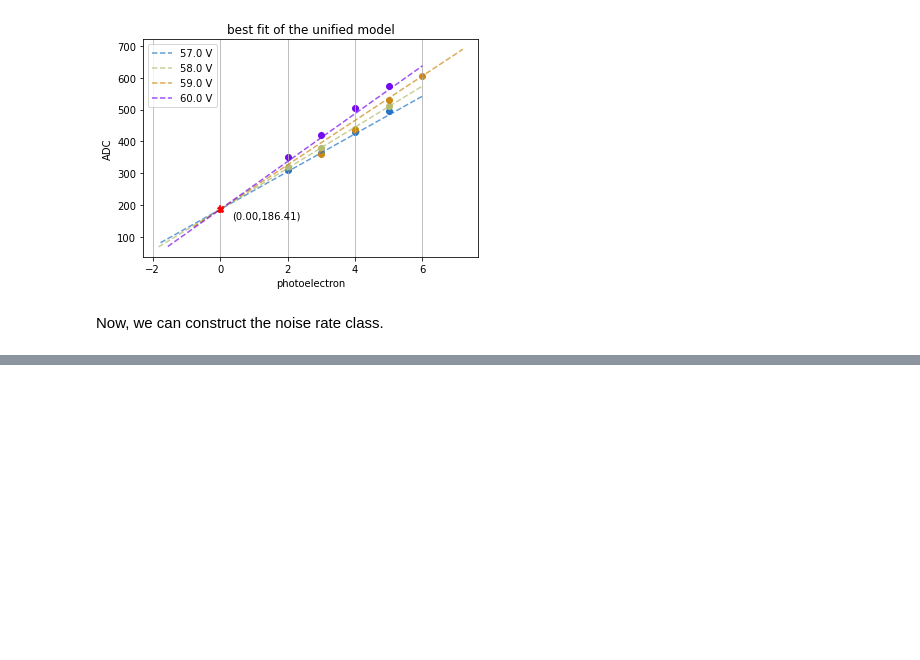
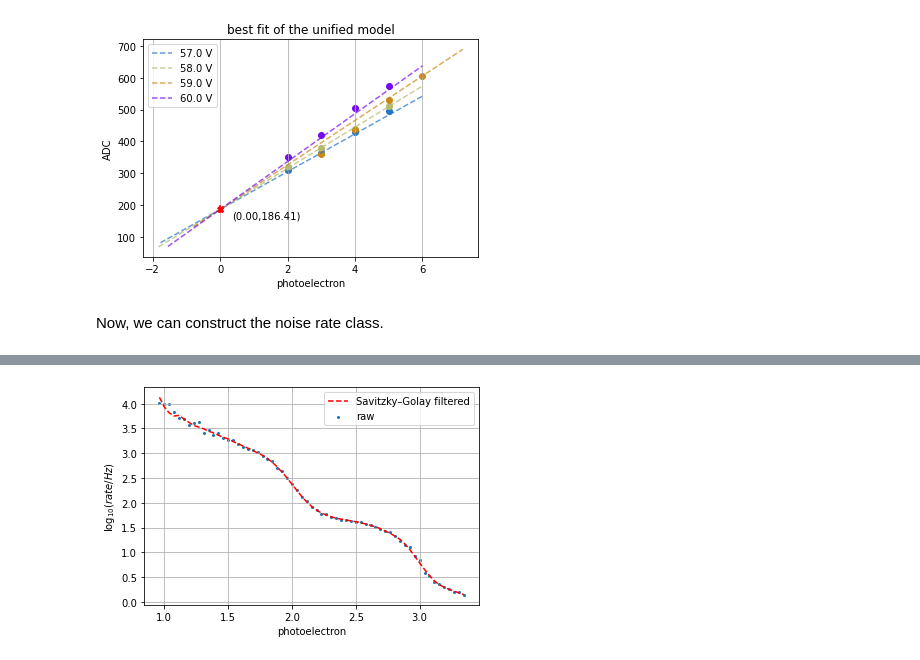
Before and after one commit to kaikai581/t2k-mppc-daq, a Jupyter notebook: notebooks/dark_rate_vs_photoelectron.ipynb, the cells around one changed output, grey strips where cells are left out. Saved outputs shown, nothing was run; the diff lists cells and outputs as text; code cells hidden in the pictures; blank space fills up the shorter version.

```diff
--- a/notebooks/dark_rate_vs_photoelectron.ipynb
+++ b/notebooks/dark_rate_vs_photoelectron.ipynb
@@ -47,0 +78,4 @@ my_scan.plot_rate_and_diff_rate_vs_dac(filtered=False)
+# %%
+my_scan.dac_to_adc_and_pe()
+# %% [output]
+[figure, added]
```
Also changed, not shown: parts of 6 cells of this notebook, 3 other files.
